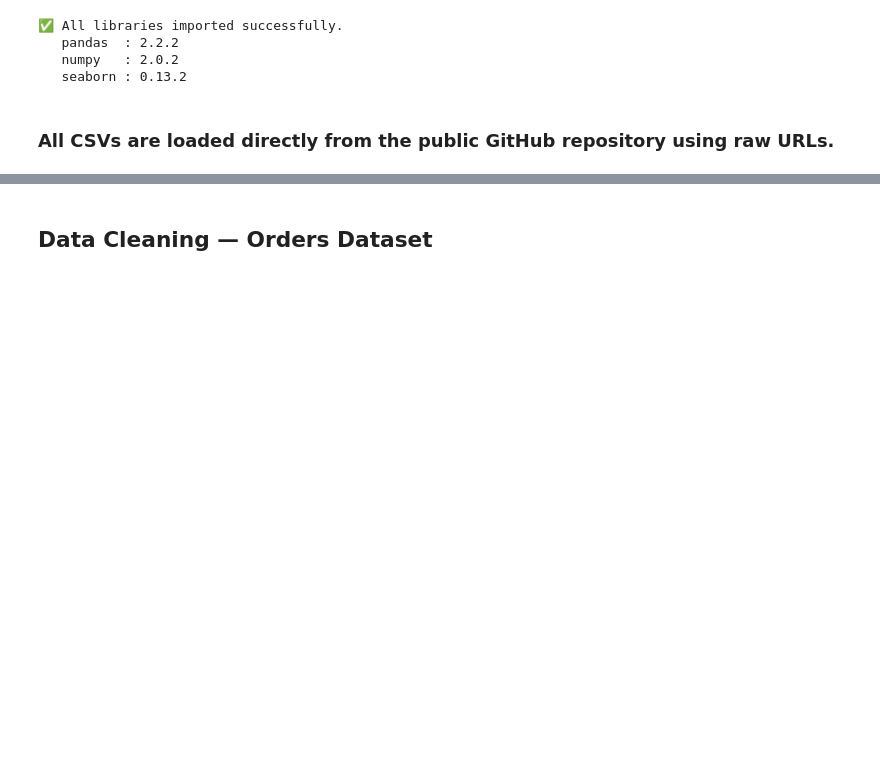
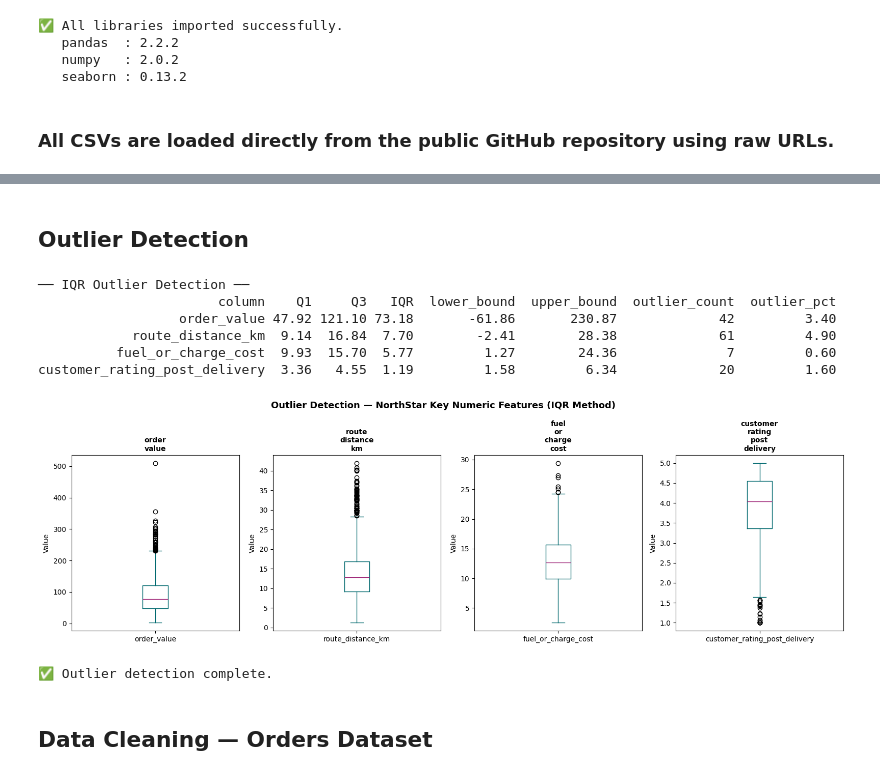
Before and after one commit to sxdattt/NorthStar-Urban-Mobility-Analytics, a Jupyter notebook: notebooks/Python_Analytics.ipynb, the cells around one changed output, grey strips where cells are left out. Cells and saved outputs as stored; diff of their text form; code cells hidden in the pictures; blank space fills up the shorter version.

```diff
--- a/notebooks/Python_Analytics.ipynb
+++ b/notebooks/Python_Analytics.ipynb
@@ -79,3 +219,65 @@ print("\n All datasets loaded.")
+# %% [markdown]
+## Outlier Detection
+# %%
+numeric_cols = ["order_value", "route_distance_km",
+                "fuel_or_charge_cost", "customer_rating_post_delivery"]
+
+# Merge orders + deliveries for outlier check
+temp_df = orders.merge(
+    deliveries[["order_id","route_distance_km",
+                "fuel_or_charge_cost","customer_rating_post_delivery"]],
+    on="order_id", how="left"
+)
+
+print("── IQR Outlier Detection ──")
+outlier_summary = []
+for col in numeric_cols:
+    if col not in temp_df.columns:
+        continue
+    Q1  = temp_df[col].quantile(0.25)
+    Q3  = temp_df[col].quantile(0.75)
+    IQR = Q3 - Q1
+    lower = Q1 - 1.5 * IQR
+    upper = Q3 + 1.5 * IQR
+    outliers = temp_df[(temp_df[col] < lower) | (temp_df[col] > upper)]
+    outlier_summary.append({
+        "column"       : col,
+        "Q1"           : round(Q1, 2),
+        "Q3"           : round(Q3, 2),
+        "IQR"          : round(IQR, 2),
+        "lower_bound"  : round(lower, 2),
+        "upper_bound"  : round(upper, 2),
+        "outlier_count": len(outliers),
+        "outlier_pct"  : round(len(outliers)/len(temp_df)*100, 1)
+    })
+
+outlier_df = pd.DataFrame(outlier_summary)
+print(outlier_df.to_string(index=False))
+
+# Visualise with boxplots
+fig, axes = plt.subplots(1, len(numeric_cols), figsize=(16, 5))
+for i, col in enumerate(numeric_cols):
+    if col in temp_df.columns:
+        temp_df[col].dropna().plot(kind="box", ax=axes[i],
+                                    color={"boxes":"#01696f","whiskers":"#01696f",
+                                           "medians":"#a12c7b","caps":"#01696f"})
+        axes[i].set_title(col.replace("_", "\n"), fontsize=10, fontweight="bold")
+        axes[i].set_ylabel("Value")
+
+plt.suptitle("Outlier Detection — NorthStar Key Numeric Features (IQR Method)",
+             fontsize=13, fontweight="bold")
+plt.tight_layout()
+plt.savefig("eda_outliers.png", dpi=150, bbox_inches="tight")
+plt.show()
+# %% [output]
+── IQR Outlier Detection ──
+                       column    Q1     Q3   IQR  lower_bound  upper_bound  outlier_count  outlier_pct
+                  order_value 47.92 121.10 73.18       -61.86       230.87             42         3.40
+            route_distance_km  9.14  16.84  7.70        -2.41        28.38             61         4.90
+          fuel_or_charge_cost  9.93  15.70  5.77         1.27        24.36              7         0.60
+customer_rating_post_delivery  3.36   4.55  1.19         1.58         6.34             20         1.60
+[figure, added]
+✅ Outlier detection complete.
 # %% [markdown]
 ## Data Cleaning — Orders Dataset
 # %%
```
Also changed, not shown: parts of 8 cells of this notebook.
